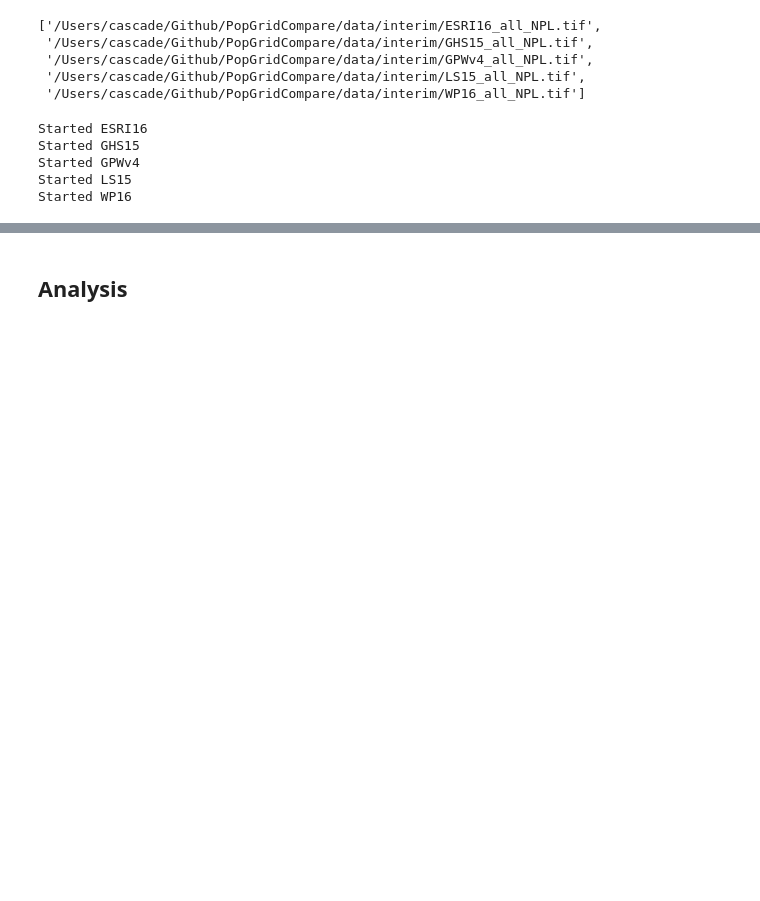
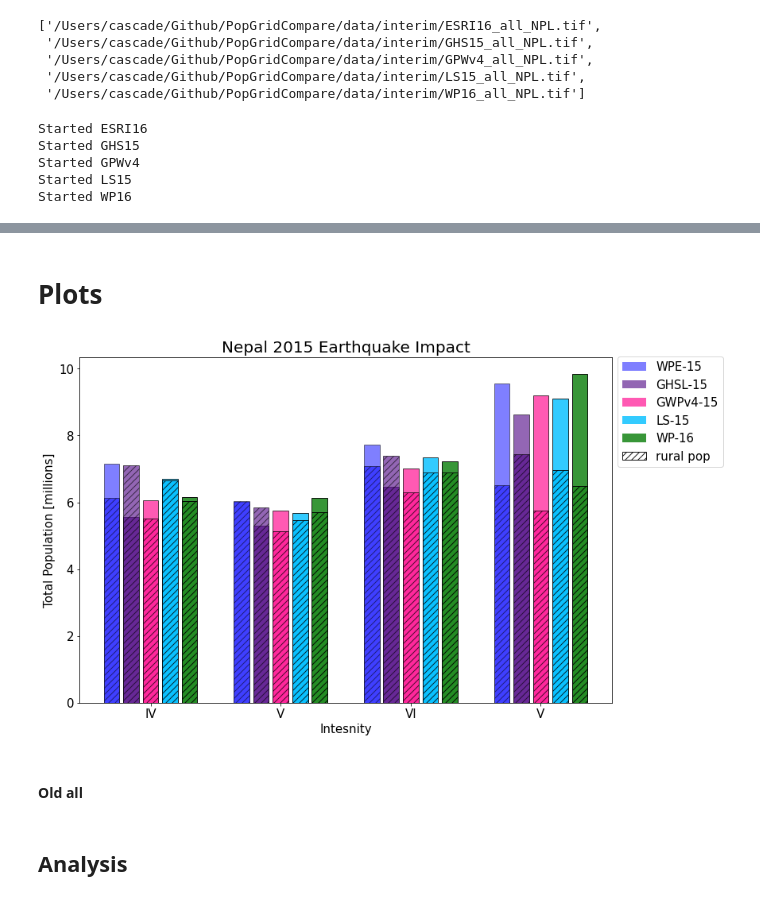
Before and after one commit to cascadet/PopGridCompare-ms, a Jupyter notebook: notebooks/Step5_NepalQuake.ipynb, the cells around one changed output, grey strips where cells are left out. Cells and saved outputs as stored; diff of their text form; code cells hidden in the pictures; blank space fills up the shorter version.

```diff
--- a/notebooks/Step5_NepalQuake.ipynb
+++ b/notebooks/Step5_NepalQuake.ipynb
@@ -14,6 +14,8 @@ import geopandas as gpd
 from rasterstats import zonal_stats, gen_zonal_stats
 from glob import glob
 import matplotlib.pyplot as plt
+import matplotlib.patches as patches
+Patch = patches.Patch
 # %%
 #### Functions
 def zone_loop(polys_in, rst_list, stats_type, col, split):
@@ -276,0 +134,15 @@ plt.savefig(fig_out, dpi = 300, facecolor = 'white', bbox_inches='tight')
+# %% [markdown]
+# Plots
+# %%
+#### set colors
+ESRI16_c = 'blue'
+GHS15_c = 'indigo'
+GPWv4_c = 'deeppink'
+LS15_c = 'deepskyblue'
+WP16_c = 'forestgreen'
+# %%
+npl_all_fn = DATA_PATH+'processed/nepal_quake_pop.shp'
+npl_all = gpd.read_file(npl_all_fn)
+# %%
+npl_rural_fn = DATA_PATH+'processed/nepal_rural_quake_pop.shp'
+npl_rural = gpd.read_file(npl_rural_fn)
@@ -277,3 +171,64 @@ plt.savefig(fig_out, dpi = 300, facecolor = 'white', bbox_inches='tight')
+# %%
+# Make bar plot
+fig, axs = plt.subplots(1, 1, figsize = (12, 8), sharex=True)
+ws = 0.25
+fig.subplots_adjust(wspace=ws)
+scale = 10**6
+
+# All Quake
+data = group(npl_all)
+
+# Bar locations
+a = [1-.3,2-.3,3-.3, 4-.3]
+b = [1-.15,2-.15,3-.15,4-.15]
+c = [1,2,3,4]
+d = [1+.15,2+.15,3+.15,4+.15]
+e = [1+.3,2+.3,3+.3,4+.3]
+
+# plots
+plt.bar(a, data.ESRI16_sum / scale, width=0.12, align='center', alpha  = 0.5, color = ESRI16_c, ec = 'black')
+plt.bar(b, data.GHS15_sum / scale, width=0.12, align='center', alpha  = 0.6, color = GHS15_c, ec = 'black')
+plt.bar(c, data.GPWv4_sum / scale, width=0.12, align='center', alpha  = 0.7, color = GPWv4_c, ec = 'black')
+plt.bar(d, data.LS15_sum / scale, width=0.12, align='center', alpha  = 0.8, color = LS15_c, ec = 'black')
+plt.bar(e, data.WP16_sum / scale, width=0.12, align='center', alpha  = 0.9, color = WP16_c, ec = 'black')
+
+# Fake plot for rural hatch legend
+plt.bar(e, data.WP16_sum / scale, width=0.12, align='center', alpha  = 0, color = 'white', ec = 'black',hatch = "///")
+
+# rural floods
+data = group(npl_rural)
+plt.bar(a, data.ESRI16_sum / scale, width=0.12, align='center', alpha  = 0.5, color = ESRI16_c, ec = 'black', hatch = "///")
+plt.bar(b, data.GHS15_sum / scale, width=0.12, align='center', alpha  = 0.6, color = GHS15_c, ec = 'black', hatch = "///")
+plt.bar(c, data.GPWv4_sum / scale, width=0.12, align='center', alpha  = 0.7, color = GPWv4_c, ec = 'black', hatch = "///")
+plt.bar(d, data.LS15_sum / scale, width=0.12, align='center', alpha  = 0.8, color = LS15_c, ec = 'black', hatch = "///")
+plt.bar(e, data.WP16_sum / scale, width=0.12, align='center', alpha  = 0.9, color = WP16_c, ec = 'black', hatch = "///")
+
+# legend
+legend_elements = [Patch(facecolor=ESRI16_c, alpha = 0.5, edgecolor=None, label='WPE-15'),
+                  Patch(facecolor=GHS15_c, alpha = 0.6, edgecolor=None, label='GHSL-15'),
+                  Patch(facecolor=GPWv4_c, alpha = 0.7, edgecolor=None, label='GWPv4-15'),
+                  Patch(facecolor=LS15_c, alpha = 0.8, edgecolor=None, label='LS-15'),
+                  Patch(facecolor= WP16_c, alpha = 0.9, edgecolor=None, label='WP-16'),
+                  Patch(facecolor= 'white', alpha = 0.9,  hatch = '///', edgecolor='black', label='rural pop')]
+plt.legend(handles = legend_elements, bbox_to_anchor=(1, 1.02), loc='upper left', ncol=1, fontsize = 15);
+
+# Labels / Titles
+axs.set_title('Nepal 2015 Earthquake Impact', size = 20)
+axs.set_xlabel('Intesnity', fontsize = 15)
+axs.set_ylabel('Total Population [millions]', fontsize = 15)
+
+# Ticks
+ticks_bar = ['IV', 'V', 'VI', 'V'];
+plt.xticks([1,2,3,4], ticks_bar, fontsize = 15);
+plt.yticks(fontsize = 15);
+
+# save it out
+fig_out = '/Users/cascade/Github/PopGridCompare/data/FIGS/MS/Finalv1/Fig4.png'
+plt.savefig(fig_out, dpi = 300, facecolor = 'white', bbox_inches='tight')
+# %% [output]
+[figure, added]
+# %% [markdown]
+#### Old all
 # %% [markdown]
 ## Analysis
 # %%
```
Also changed, not shown: parts of 28 cells of this notebook.
